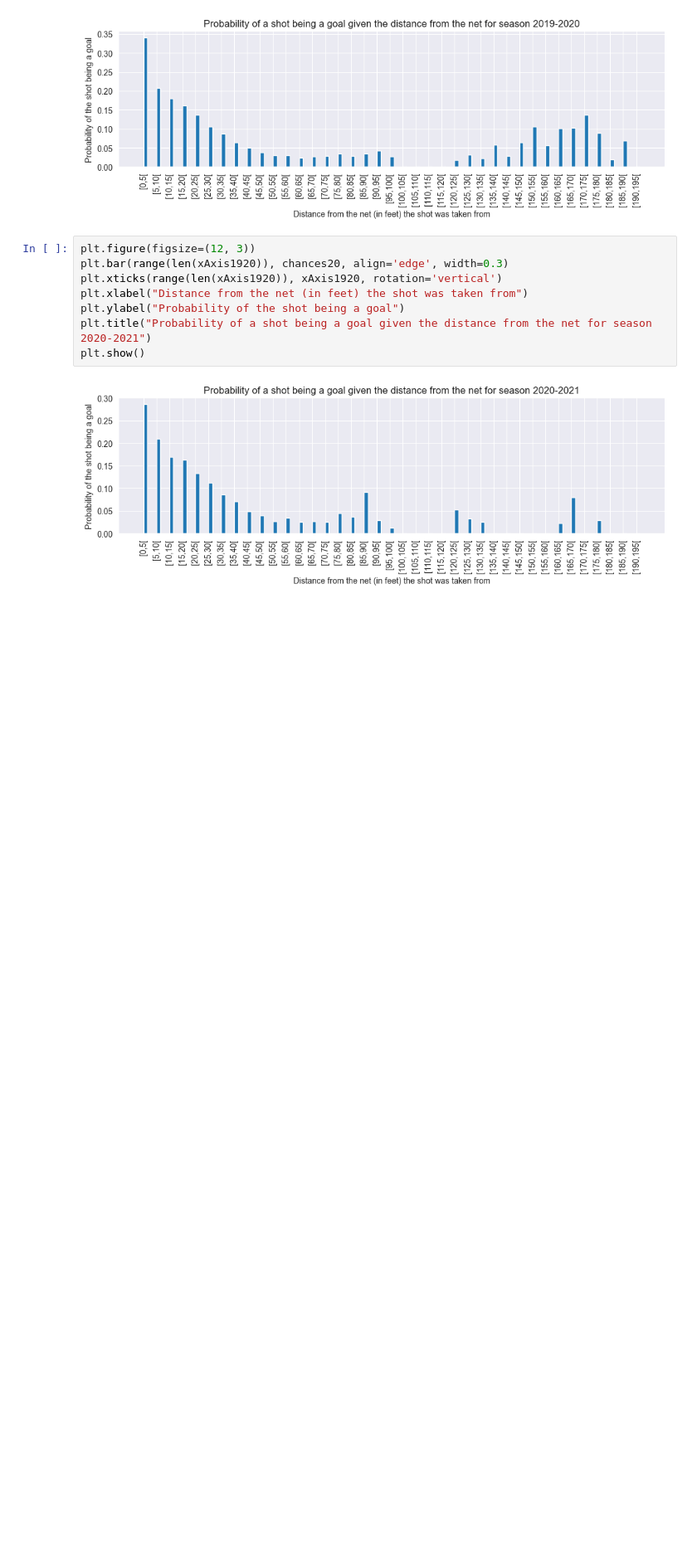
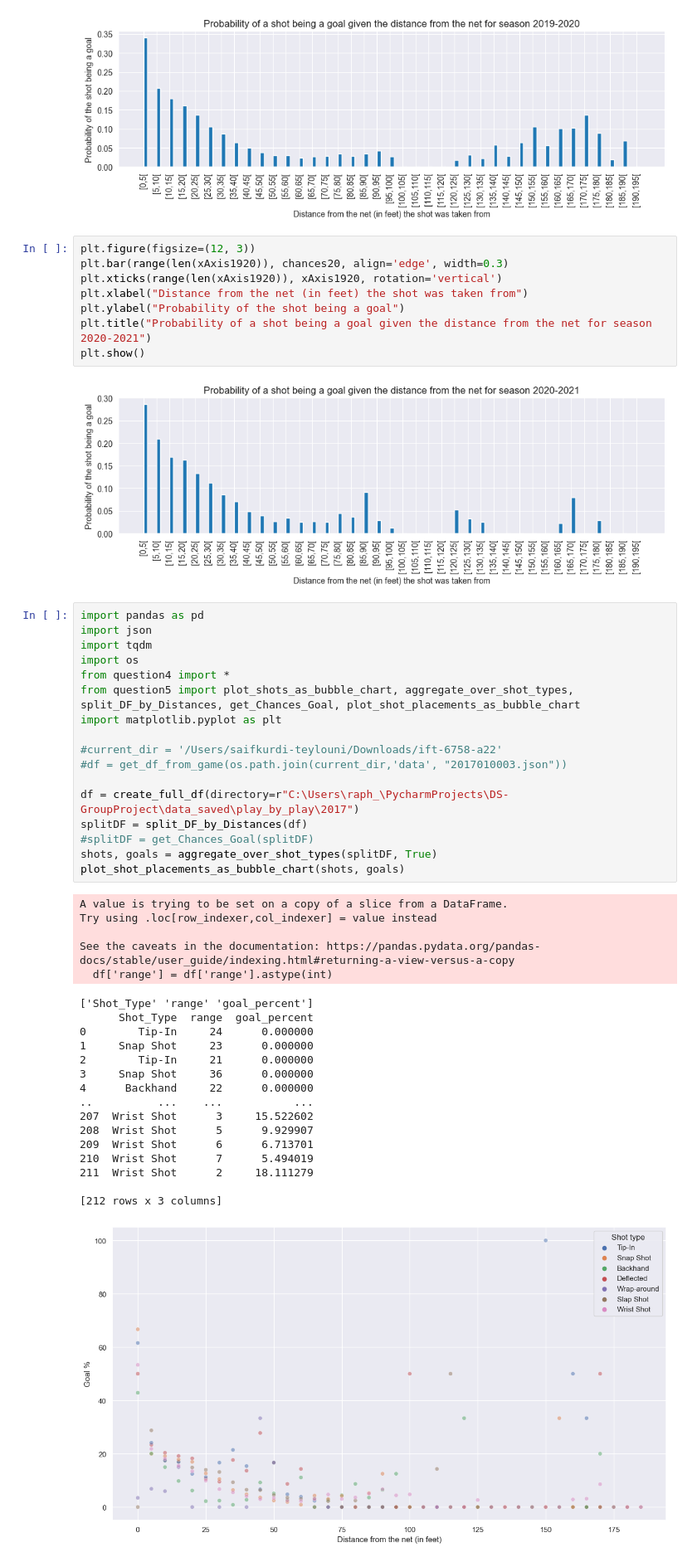
Before and after one commit to teylouniseif/ift-6758-a22, a Jupyter notebook: practice.ipynb, the cells around one changed output. Shown at 83% size. Saved outputs shown, nothing was run; the diff lists cells and outputs as text; blank space fills up the shorter version.

Commit message:
slightly changed graph for Q5.3

```diff
--- a/practice.ipynb
+++ b/practice.ipynb
@@ -69,3 +69,42 @@ plt.title("Probability of a shot being a goal given the distance from the net fo
 plt.show()
 # %% [output]
 [figure]
+# %%
+import pandas as pd
+import json
+import tqdm
+import os
+from question4 import *
+from question5 import plot_shots_as_bubble_chart, aggregate_over_shot_types, split_DF_by_Distances, get_Chances_Goal, plot_shot_placements_as_bubble_chart
+import matplotlib.pyplot as plt
+
+#current_dir = '/Users/saifkurdi-teylouni/Downloads/ift-6758-a22'
+#df = get_df_from_game(os.path.join(current_dir,'data', "2017010003.json"))
+
+df = create_full_df(directory=r"C:\Users\raph_\PycharmProjects\DS-GroupProject\data_saved\play_by_play\2017")
+splitDF = split_DF_by_Distances(df)
+#splitDF = get_Chances_Goal(splitDF)
+shots, goals = aggregate_over_shot_types(splitDF, True)
+plot_shot_placements_as_bubble_chart(shots, goals)
+# %% [output]
+A value is trying to be set on a copy of a slice from a DataFrame.
+Try using .loc[row_indexer,col_indexer] = value instead
+
+See the caveats in the documentation: https://pandas.pydata.org/pandas-docs/stable/user_guide/indexing.html#returning-a-view-versus-a-copy
+  df['range'] = df['range'].astype(int)
+['Shot_Type' 'range' 'goal_percent']
+      Shot_Type  range  goal_percent
+0        Tip-In     24      0.000000
+1     Snap Shot     23      0.000000
+2        Tip-In     21      0.000000
+3     Snap Shot     36      0.000000
+4      Backhand     22      0.000000
+..          ...    ...           ...
+207  Wrist Shot      3     15.522602
+208  Wrist Shot      5      9.929907
+209  Wrist Shot      6      6.713701
+210  Wrist Shot      7      5.494019
+211  Wrist Shot      2     18.111279
+
+[212 rows x 3 columns]
+[figure, added]
```
Also changed, not shown: 1 other file.
